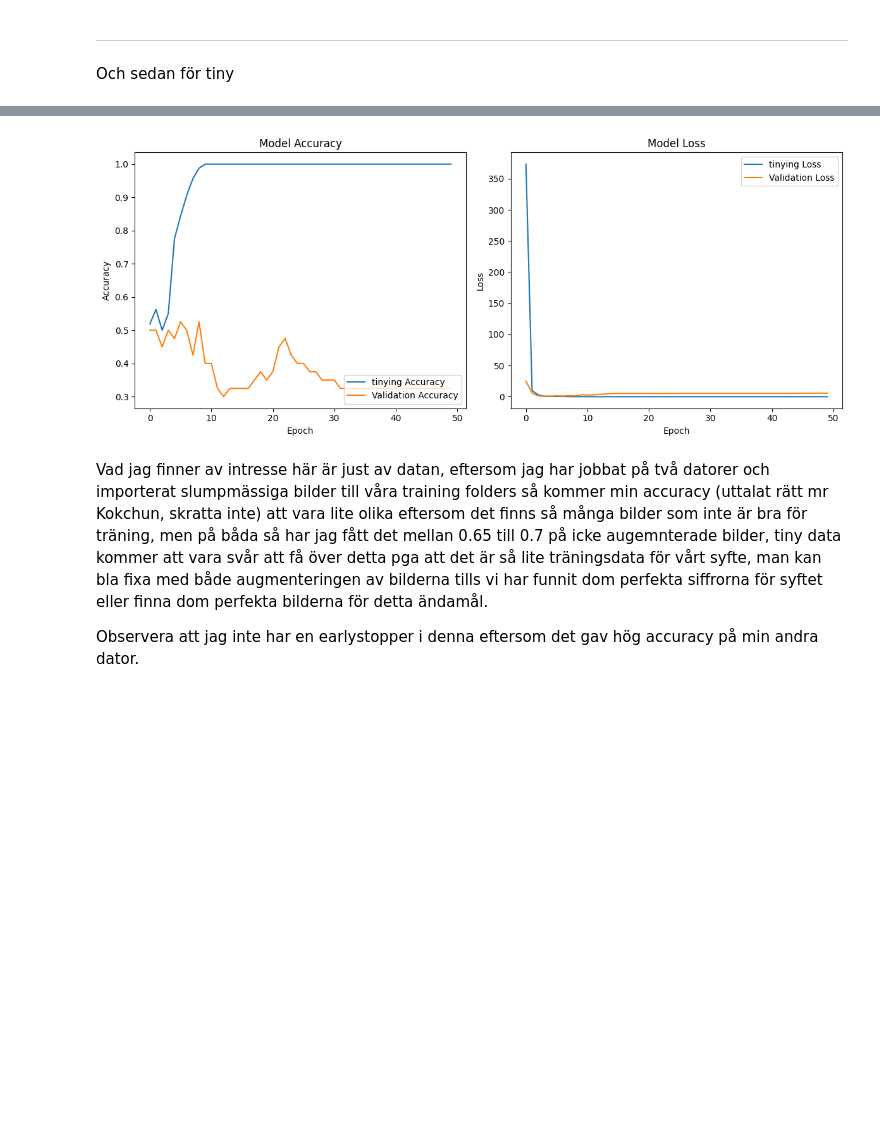
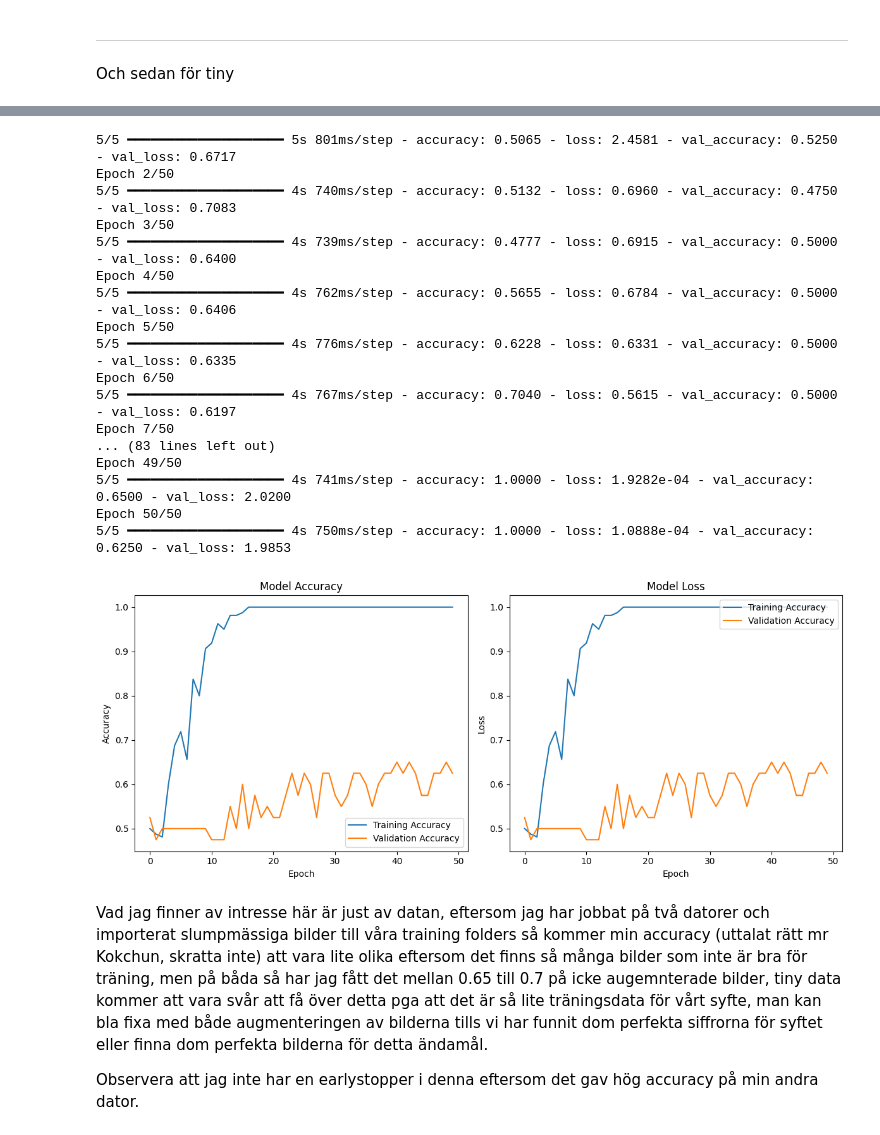
Before and after one commit to Markofbear/AI-Bjorn-Lagerblad-OPA23, a Jupyter notebook: labs/labb2/Labb2.ipynb, the cells around one changed output, grey strips where cells are left out. Cells and saved outputs as stored; diff of their text form; code cells hidden in the pictures; blank space fills up the shorter version.

```diff
--- a/labs/labb2/Labb2.ipynb
+++ b/labs/labb2/Labb2.ipynb
@@ -596,7 +602,7 @@ history_tiny = model_tiny.fit(X_train_tiny, y_train_tiny, batch_size=32, epochs=
 plt.figure(figsize=(12, 5))
 
 plt.subplot(1, 2, 1)
-plt.plot(history_tiny.history["accuracy"], label="tinying Accuracy")
+plt.plot(history_tiny.history["accuracy"], label="Training Accuracy")
 plt.plot(history_tiny.history["val_accuracy"], label="Validation Accuracy")
 plt.title("Model Accuracy")
 plt.xlabel("Epoch")
@@ -604,8 +610,8 @@ plt.ylabel("Accuracy")
 plt.legend(loc="lower right")
 
 plt.subplot(1, 2, 2)
-plt.plot(history_tiny.history["loss"], label="tinying Loss")
-plt.plot(history_tiny.history["val_loss"], label="Validation Loss")
+plt.plot(history_tiny.history["accuracy"], label="Training Accuracy")
+plt.plot(history_tiny.history["val_accuracy"], label="Validation Accuracy")
 plt.title("Model Loss")
 plt.xlabel("Epoch")
 plt.ylabel("Loss")
@@ -636,4 +626,21 @@ Epoch 50/50
+5/5 ━━━━━━━━━━━━━━━━━━━━ 5s 801ms/step - accuracy: 0.5065 - loss: 2.4581 - val_accuracy: 0.5250 - val_loss: 0.6717
+Epoch 2/50
+5/5 ━━━━━━━━━━━━━━━━━━━━ 4s 740ms/step - accuracy: 0.5132 - loss: 0.6960 - val_accuracy: 0.4750 - val_loss: 0.7083
+Epoch 3/50
+5/5 ━━━━━━━━━━━━━━━━━━━━ 4s 739ms/step - accuracy: 0.4777 - loss: 0.6915 - val_accuracy: 0.5000 - val_loss: 0.6400
+Epoch 4/50
+5/5 ━━━━━━━━━━━━━━━━━━━━ 4s 762ms/step - accuracy: 0.5655 - loss: 0.6784 - val_accuracy: 0.5000 - val_loss: 0.6406
+Epoch 5/50
+5/5 ━━━━━━━━━━━━━━━━━━━━ 4s 776ms/step - accuracy: 0.6228 - loss: 0.6331 - val_accuracy: 0.5000 - val_loss: 0.6335
+Epoch 6/50
+5/5 ━━━━━━━━━━━━━━━━━━━━ 4s 767ms/step - accuracy: 0.7040 - loss: 0.5615 - val_accuracy: 0.5000 - val_loss: 0.6197
+Epoch 7/50
+... (83 lines left out)
+Epoch 49/50
+5/5 ━━━━━━━━━━━━━━━━━━━━ 4s 741ms/step - accuracy: 1.0000 - loss: 1.9282e-04 - val_accuracy: 0.6500 - val_loss: 2.0200
+Epoch 50/50
+5/5 ━━━━━━━━━━━━━━━━━━━━ 4s 750ms/step - accuracy: 1.0000 - loss: 1.0888e-04 - val_accuracy: 0.6250 - val_loss: 1.9853
-[figure, old version]
+[figure, new version]
 # %% [markdown]
 Vad jag finner av intresse här är just av datan, eftersom jag har jobbat på två datorer och importerat slumpmässiga bilder till våra training folders så kommer min accuracy (uttalat rätt mr Kokchun, skratta inte) att vara lite olika eftersom det finns så många bilder som inte är bra för träning, men på båda så har jag fått det mellan 0.65 till 0.7 på icke augemnterade bilder, tiny data kommer att vara svår att få över detta pga att det är så lite träningsdata för vårt syfte, man kan bla fixa med både augmenteringen av bilderna tills vi har funnit dom perfekta siffrorna för syftet eller finna dom perfekta bilderna för detta ändamål.
 
```
Also changed, not shown: parts of 15 cells of this notebook.
